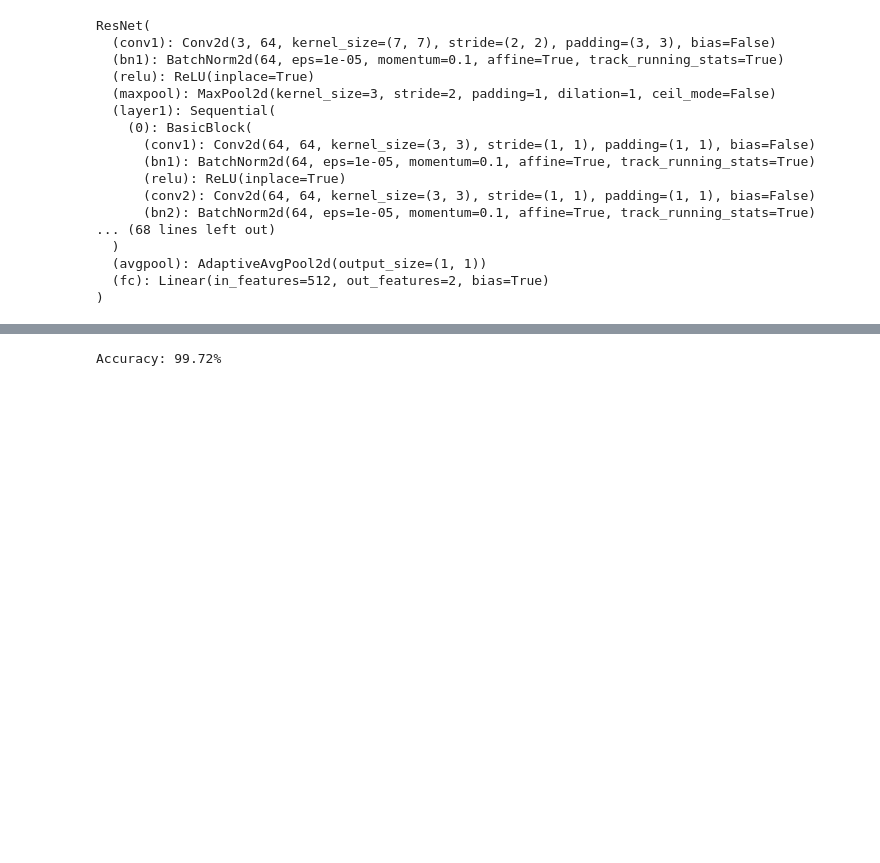
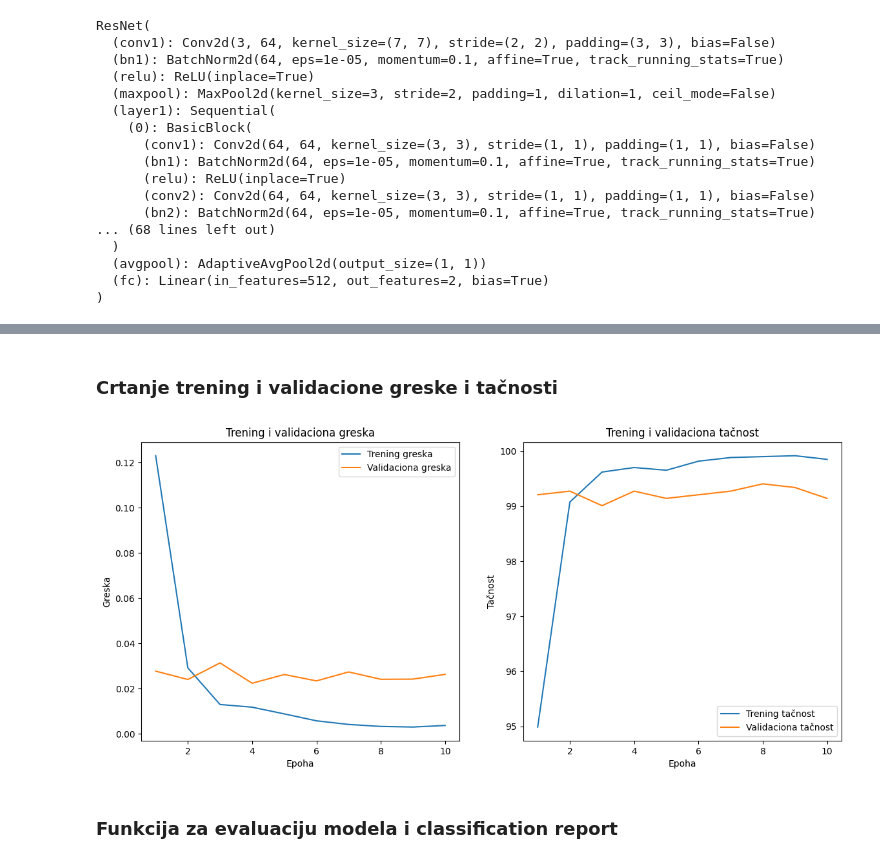
Before and after one commit to tepavcevictea/master_rad, a Jupyter notebook: kombinovani_modeli_klaisifikacija/kombinovani_model2.ipynb, the cells around one changed output, grey strips where cells are left out. Cells and saved outputs as stored; diff of their text form; code cells hidden in the pictures; blank space fills up the shorter version.

```diff
--- a/kombinovani_modeli_klaisifikacija/kombinovani_model2.ipynb
+++ b/kombinovani_modeli_klaisifikacija/kombinovani_model2.ipynb
@@ -35,0 +28,2 @@ test_dataset = ImageFolder(root=os.path.join(casting_data_path, 'test'), transfo
+# %%
+full_train_dataset = ImageFolder(root=casting_data_train_path, transform=transform)
@@ -36,4 +32,9 @@ test_dataset = ImageFolder(root=os.path.join(casting_data_path, 'test'), transfo
+# %%
+num_train = len(full_train_dataset)
+num_val = int(0.2 * num_train)  # 20% za validaciju
+train_dataset, val_dataset = random_split(full_train_dataset, [num_train - num_val, num_val])
 # %%
 train_loader = DataLoader(dataset=train_dataset, batch_size=32, shuffle=True)
-test_loader = DataLoader(dataset=test_dataset, batch_size=32, shuffle=False)
+val_loader = DataLoader(dataset=val_dataset, batch_size=32, shuffle=False)
+test_loader = DataLoader(dataset=ImageFolder(root=casting_data_test_path, transform=transform), batch_size=32, shuffle=False)
 # %%
@@ -93,4 +133,4 @@ def train_model(model, dataloader, criterion, optimizer, device, num_epochs=10):
 # %%
-# Model train
-train_model(model, train_loader, criterion, optimizer, device)
+# Treniranje modela
+train_losses, val_losses, train_accuracies, val_accuracies = train_model(model, train_loader, val_loader, criterion, optimizer, device)
 # %% [output]
@@ -108,21 +148,32 @@ Training complete
-# %%
-# Funkcija za evaluaciju modela
-def evaluate_model(model, dataloader, device):
-    model.eval()
-    correct = 0
-    total = 0
-    with torch.no_grad():
-        for inputs, labels in dataloader:
-            inputs, labels = inputs.to(device), labels.to(device)
-            outputs = model(inputs)
-            _, predicted = torch.max(outputs.data, 1)
-            total += labels.size(0)
-            correct += (predicted == labels).sum().item()
-
-    accuracy = 100 * correct / total
-    print(f'Accuracy: {accuracy:.2f}%')
-
-# Evaluacija modela
-evaluate_model(model, test_loader, device)
-# %% [output]
-Accuracy: 99.72%
+# %% [markdown]
+### Crtanje trening i validacione greske i tačnosti
+# %%
+def plot_metrics(train_losses, val_losses, train_accuracies, val_accuracies):
+    epochs = range(1, len(train_losses) + 1)
+
+    plt.figure(figsize=(14, 6))
+
+    plt.subplot(1, 2, 1)
+    plt.plot(epochs, train_losses, label='Trening greska')
+    plt.plot(epochs, val_losses, label='Validaciona greska')
+    plt.xlabel('Epoha')
+    plt.ylabel('Greska')
+    plt.title('Trening i validaciona greska')
+    plt.legend()
+
+    plt.subplot(1, 2, 2)
+    plt.plot(epochs, train_accuracies, label='Trening tačnost')
+    plt.plot(epochs, val_accuracies, label='Validaciona tačnost')
+    plt.xlabel('Epoha')
+    plt.ylabel('Tačnost')
+    plt.title('Trening i validaciona tačnost')
+    plt.legend()
+
+    plt.show()
+
+
+plot_metrics(train_losses, val_losses, train_accuracies, val_accuracies)
+# %% [output]
+[figure, added]
+# %% [markdown]
+### Funkcija za evaluaciju modela i classification report
```
Also changed, not shown: parts of 19 cells of this notebook, 12 other files.
